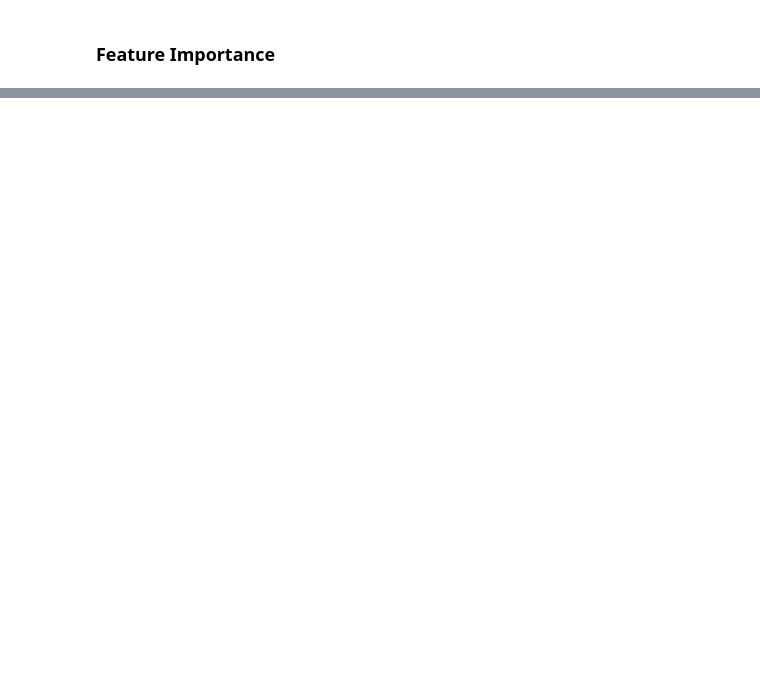
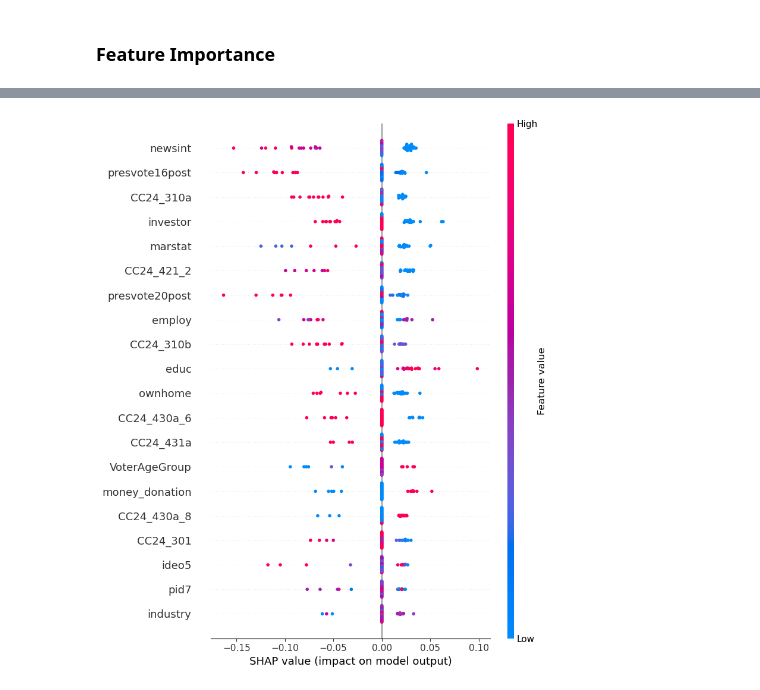
Before and after one commit to agtrinidad/s26-hnz-voter-predictors, a Jupyter notebook: g17_gavin_workspace.ipynb, the cells around one changed output, grey strips where cells are left out. Saved outputs shown, nothing was run; the diff lists cells and outputs as text; code cells hidden in the pictures; blank space fills up the shorter version.

```diff
--- a/g17_gavin_workspace.ipynb
+++ b/g17_gavin_workspace.ipynb
@@ -1811,0 +1812,26 @@ plt.show()
+# %%
+import shap
+
+# Use the fitted full Naive Bayes model from the grid search
+best_model = grid_search_b.best_estimator_
+
+# Keep the SHAP computation bounded so the notebook stays responsive
+background_n = min(100, len(X_train))
+explain_n = min(50, len(X_val))
+background_data = X_train.sample(n=background_n, random_state=42)
+explain_data = X_val.iloc[:explain_n].copy()
+
+explainer = shap.KernelExplainer(best_model.predict_proba, background_data)
+shap_values = explainer.shap_values(explain_data)
+
+# SHAP returns either a list per class or a 3D array depending on version
+if isinstance(shap_values, list):
+    class_1_values = shap_values[1]
+elif getattr(shap_values, 'ndim', None) == 3:
+    class_1_values = shap_values[:, :, 1]
+else:
+    class_1_values = shap_values
+
+shap.summary_plot(class_1_values, explain_data, feature_names=explain_data.columns)
+# %% [output]
+[figure, added]
```
Also changed, not shown: parts of 11 cells of this notebook.
